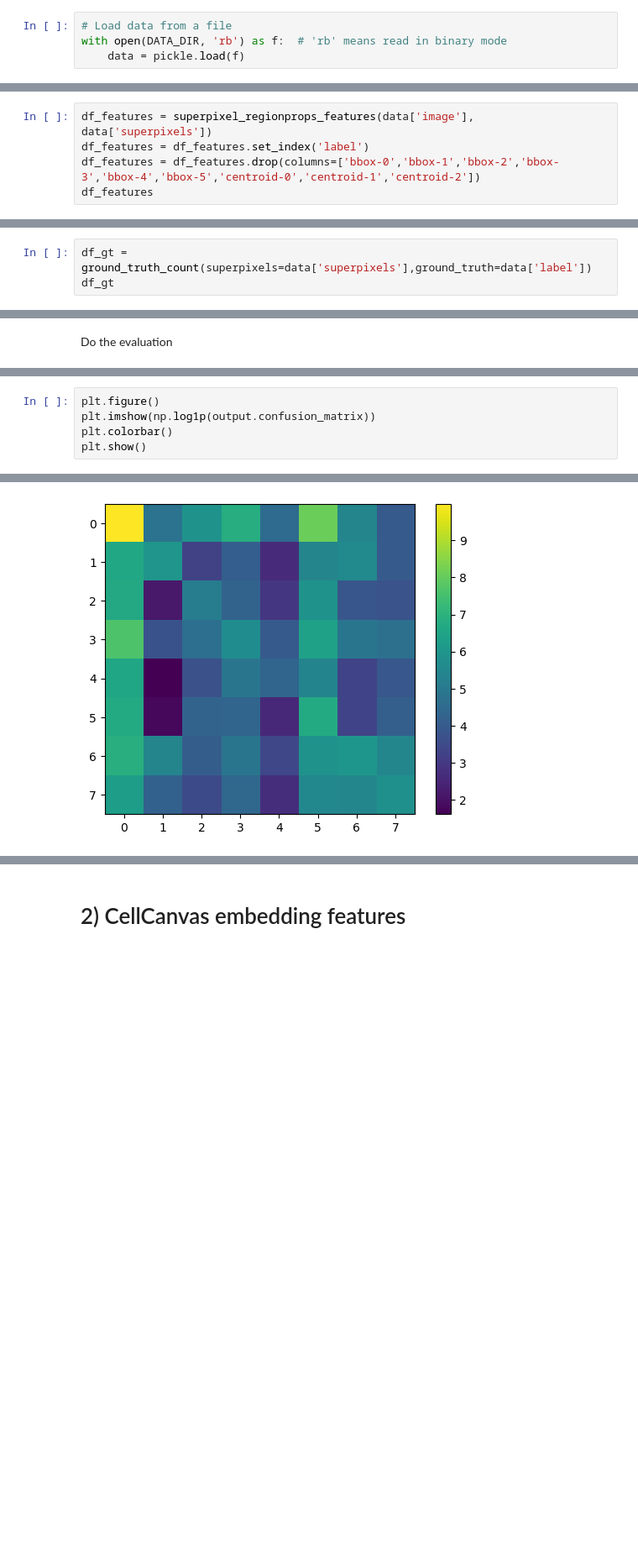
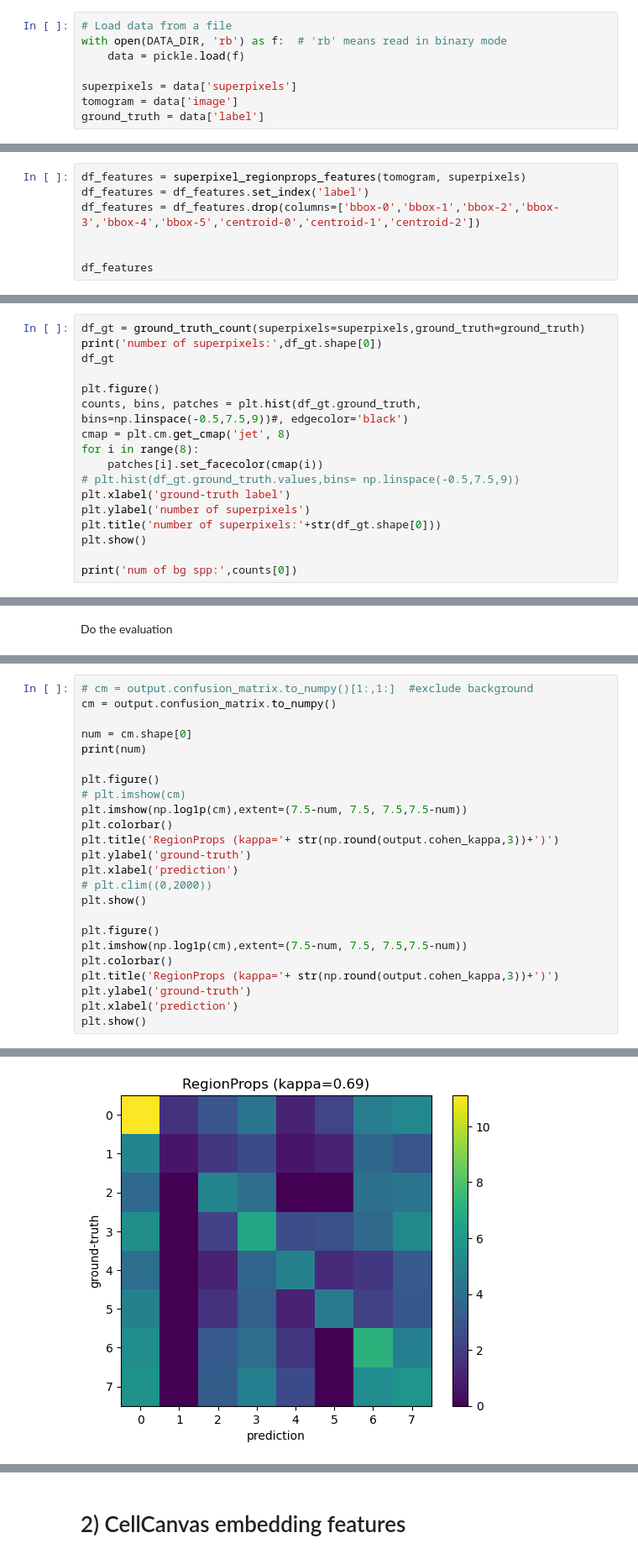
Before and after one commit to cellcanvas/superpixels, a Jupyter notebook: notebooks/superpixel2embedding.ipynb, the cells around one changed output, grey strips where cells are left out. Shown at 84% size. Cells and saved outputs as stored; diff of their text form; blank space fills up the shorter version.

```diff
--- a/notebooks/superpixel2embedding.ipynb
+++ b/notebooks/superpixel2embedding.ipynb
@@ -25,6 +44,10 @@ Load data
 # Load data from a file
 with open(DATA_DIR, 'rb') as f:  # 'rb' means read in binary mode
     data = pickle.load(f)
+
+superpixels = data['superpixels']
+tomogram = data['image']
+ground_truth = data['label']
 # %% [markdown]
 Plot for sanity
 # %%
@@ -60,9 +83,11 @@ plt.show()
 # %% [markdown]
 Get the regionprops features
 # %%
-df_features = superpixel_regionprops_features(data['image'], data['superpixels'])
+df_features = superpixel_regionprops_features(tomogram, superpixels)
 df_features = df_features.set_index('label')
 df_features = df_features.drop(columns=['bbox-0','bbox-1','bbox-2','bbox-3','bbox-4','bbox-5','centroid-0','centroid-1','centroid-2'])
+
+
 df_features
 # %% [output]
 |  | area | bbox_area | equivalent_diameter | euler_number | extent | filled_area | major_axis_length | ... |
@@ -82,6 +112,20 @@ df_features
 # %% [markdown]
 Get the ground-truth column
 # %%
-df_gt = ground_truth_count(superpixels=data['superpixels'],ground_truth=data['label'])
+df_gt = ground_truth_count(superpixels=superpixels,ground_truth=ground_truth)
+print('number of superpixels:',df_gt.shape[0])
 df_gt
+
+plt.figure()
+counts, bins, patches = plt.hist(df_gt.ground_truth, bins=np.linspace(-0.5,7.5,9))#, edgecolor='black')
+cmap = plt.cm.get_cmap('jet', 8)
+for i in range(8):
+    patches[i].set_facecolor(cmap(i))
+# plt.hist(df_gt.ground_truth.values,bins= np.linspace(-0.5,7.5,9))
+plt.xlabel('ground-truth label')
+plt.ylabel('number of superpixels')
+plt.title('number of superpixels:'+str(df_gt.shape[0]))
+plt.show()
+
+print('num of bg spp:',counts[0])
 # %% [output]
@@ -158,6 +183,25 @@ Confusion: [[21548   106   471   860   128  3503   259    65]
 # %%
+# cm = output.confusion_matrix.to_numpy()[1:,1:]  #exclude background
+cm = output.confusion_matrix.to_numpy()
+
+num = cm.shape[0]
+print(num)
+
 plt.figure()
-plt.imshow(np.log1p(output.confusion_matrix))
+# plt.imshow(cm)
+plt.imshow(np.log1p(cm),extent=(7.5-num, 7.5, 7.5,7.5-num))
 plt.colorbar()
+plt.title('RegionProps (kappa='+ str(np.round(output.cohen_kappa,3))+')')
+plt.ylabel('ground-truth')
+plt.xlabel('prediction')
+# plt.clim((0,2000))
 plt.show()
+
+plt.figure()
+plt.imshow(np.log1p(cm),extent=(7.5-num, 7.5, 7.5,7.5-num))
+plt.colorbar()
+plt.title('RegionProps (kappa='+ str(np.round(output.cohen_kappa,3))+')')
+plt.ylabel('ground-truth')
+plt.xlabel('prediction')
+plt.show()
 # %% [output]
@@ -164 +209 @@ plt.show()
-[figure, old version]
+[figure, new version]
```
Also changed, not shown: parts of 25 cells of this notebook, 2 other files.
